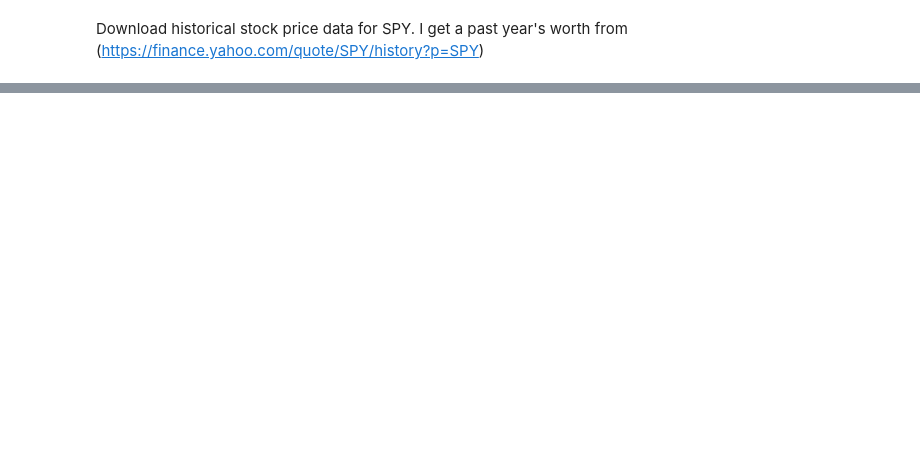
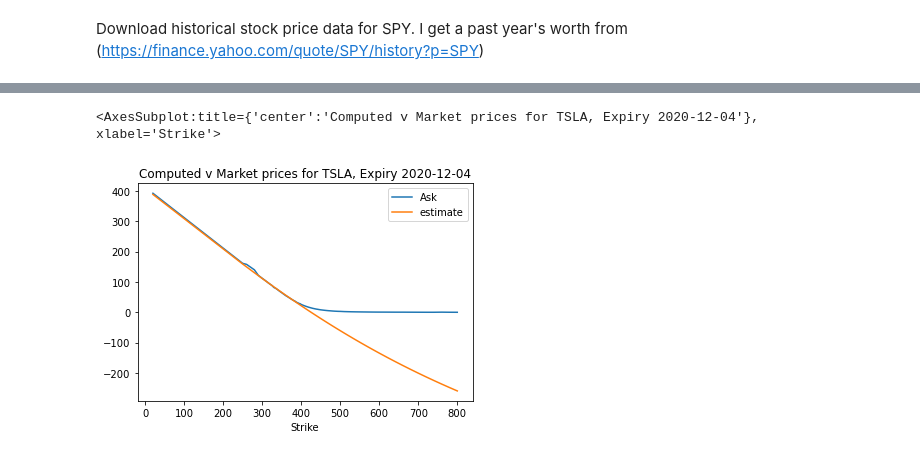
Before and after one commit to Maosef/options_pricing, a Jupyter notebook: option pricing.ipynb, the cells around one changed output, grey strips where cells are left out. Drawn from its saved outputs; the diff is of its cells as text; code cells hidden in the pictures; blank space fills up the shorter version.

```diff
--- a/option pricing.ipynb
+++ b/option pricing.ipynb
@@ -127,2 +139,9 @@ df_estimate
+# %%
+# plot option prices across strikes
+
+df_estimate.plot(x='Strike',y=['Ask','estimate'], title='Computed v Market prices for {}, Expiry {}'.format(ticker, expiration_datetime.date()))
+# %% [output]
+<AxesSubplot:title={'center':'Computed v Market prices for TSLA, Expiry 2020-12-04'}, xlabel='Strike'>
+[figure, added]
 # %%
 df_estimate['estimate_error'] = ((df_estimate['Ask'] - df_estimate['estimate'])/df_estimate['estimate'])*100
```
Also changed, not shown: parts of 10 cells of this notebook, 1 other file.
